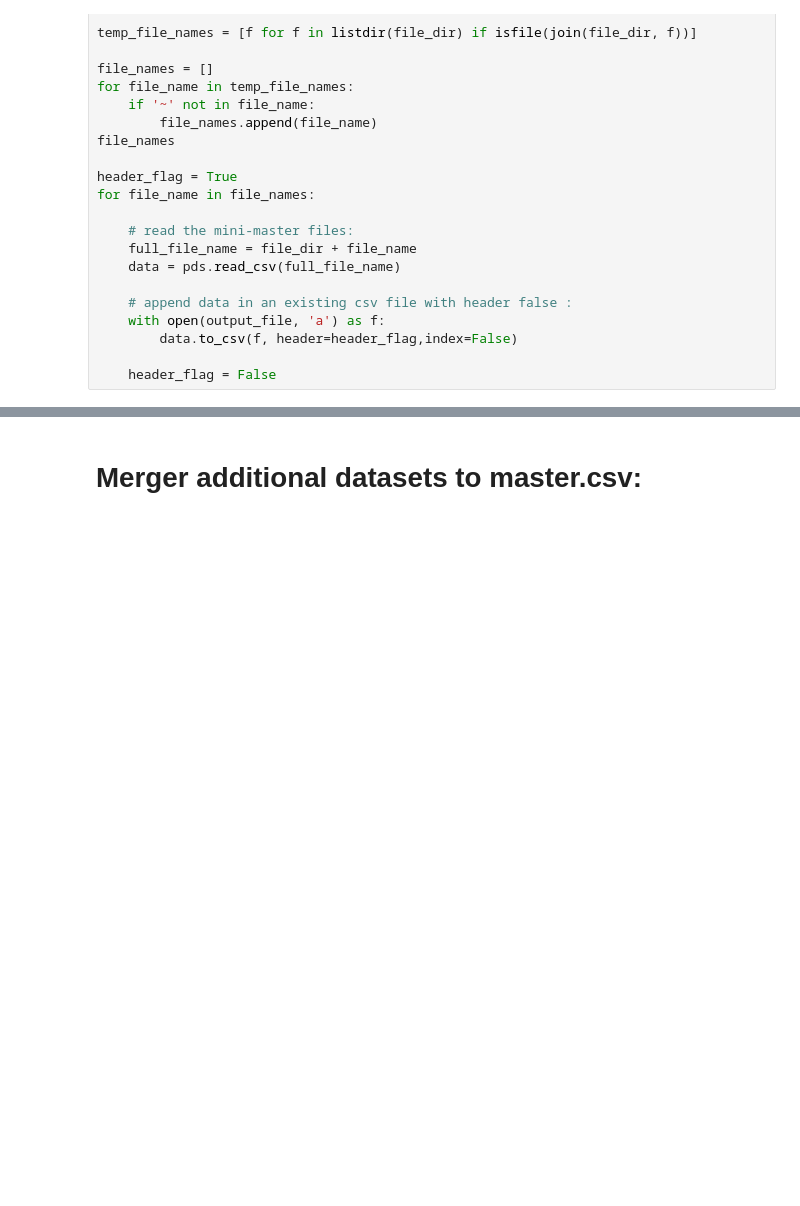
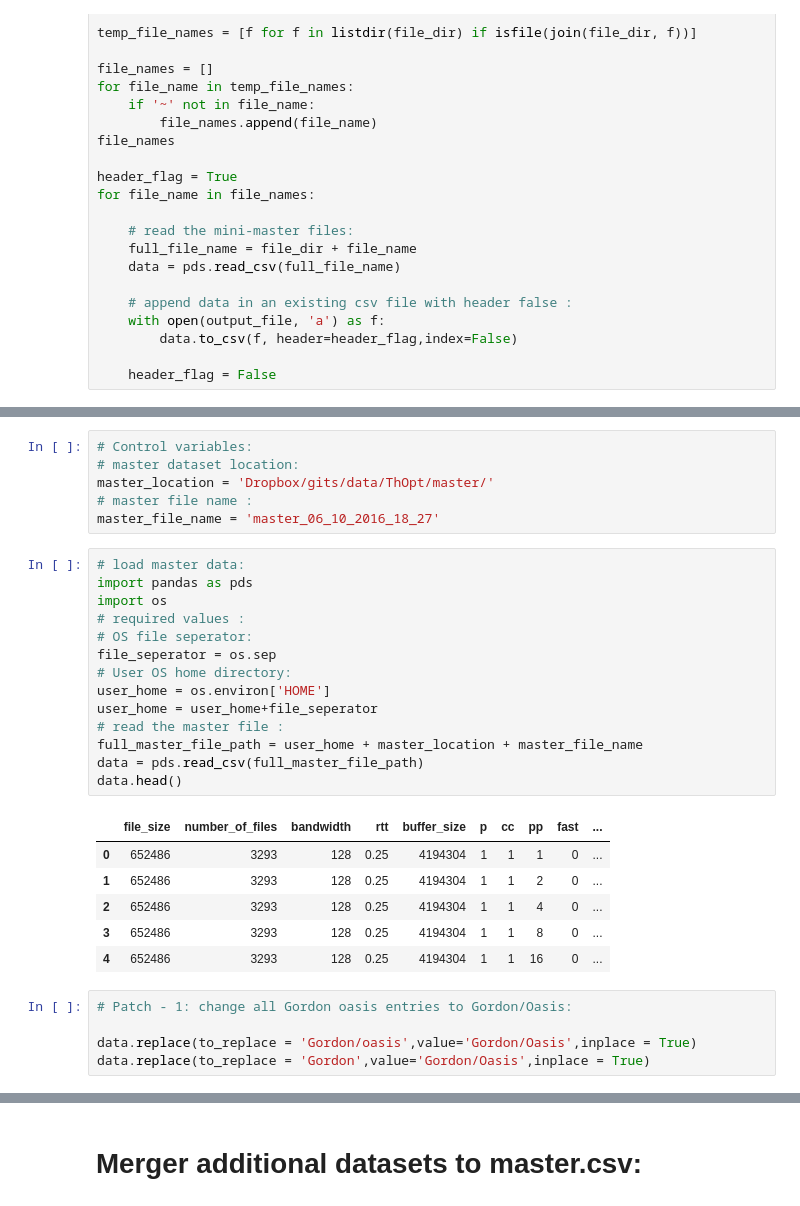
Before and after one commit to mdsqzulkar9/dataTransferScripts, a Jupyter notebook: createDataRepository.ipynb, the cells around one changed output, grey strips where cells are left out. Drawn from its saved outputs; the diff is of its cells as text; blank space fills up the shorter version.

```diff
--- a/createDataRepository.ipynb
+++ b/createDataRepository.ipynb
@@ -596,0 +557,32 @@ for file_name in file_names:
+# %%
+# Control variables:
+# master dataset location:
+master_location = 'Dropbox/gits/data/ThOpt/master/'
+# master file name :
+master_file_name = 'master_06_10_2016_18_27'
+# %%
+# load master data:
+import pandas as pds
+import os
+# required values :
+# OS file seperator:
+file_seperator = os.sep
+# User OS home directory:
+user_home = os.environ['HOME']
+user_home = user_home+file_seperator
+# read the master file :
+full_master_file_path = user_home + master_location + master_file_name
+data = pds.read_csv(full_master_file_path)
+data.head()
+# %% [output]
+|  | file_size | number_of_files | bandwidth | rtt | buffer_size | p | cc | pp | fast | ... |
+| 0 | 652486 | 3293 | 128 | 0.25 | 4194304 | 1 | 1 | 1 | 0 | ... |
+| 1 | 652486 | 3293 | 128 | 0.25 | 4194304 | 1 | 1 | 2 | 0 | ... |
+| 2 | 652486 | 3293 | 128 | 0.25 | 4194304 | 1 | 1 | 4 | 0 | ... |
+| 3 | 652486 | 3293 | 128 | 0.25 | 4194304 | 1 | 1 | 8 | 0 | ... |
+| 4 | 652486 | 3293 | 128 | 0.25 | 4194304 | 1 | 1 | 16 | 0 | ... |
+# %%
+# Patch - 1: change all Gordon oasis entries to Gordon/Oasis:
+
+data.replace(to_replace = 'Gordon/oasis',value='Gordon/Oasis',inplace = True)
+data.replace(to_replace = 'Gordon',value='Gordon/Oasis',inplace = True)
```
Also changed, not shown: parts of 15 cells of this notebook, 32 other files.
